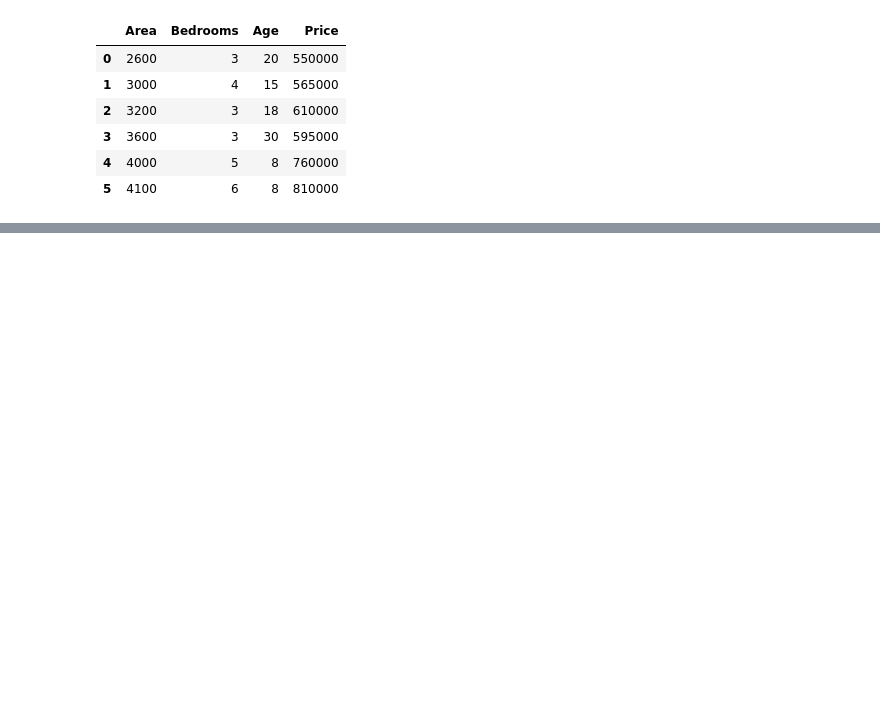
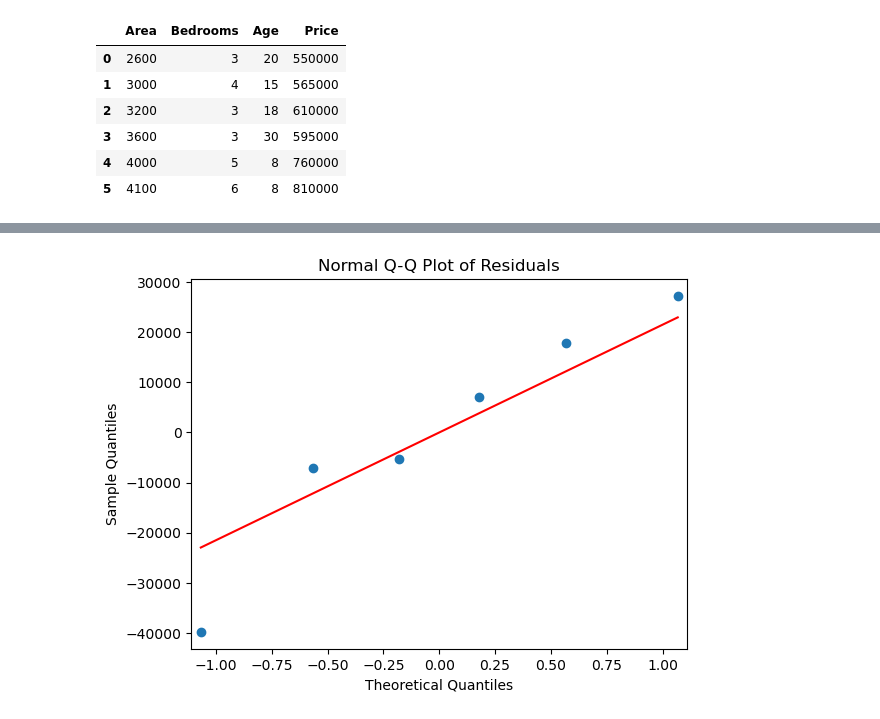
Before and after one commit to s0ul141/SB47, a Jupyter notebook: REG_DA2.ipynb, the cells around one changed output, grey strips where cells are left out. Drawn from its saved outputs; the diff is of its cells as text; code cells hidden in the pictures; blank space fills up the shorter version.

```diff
--- a/REG_DA2.ipynb
+++ b/REG_DA2.ipynb
@@ -57,0 +106,7 @@ strong multicollinearity or other numerical problems.
+# %%
+# Normal Q-Q Plot of Residuals
+sm.qqplot(residuals, line='s')
+plt.title('Normal Q-Q Plot of Residuals')
+plt.show()
+# %% [output]
+[figure, added]
```
Also changed, not shown: parts of 12 cells of this notebook.
